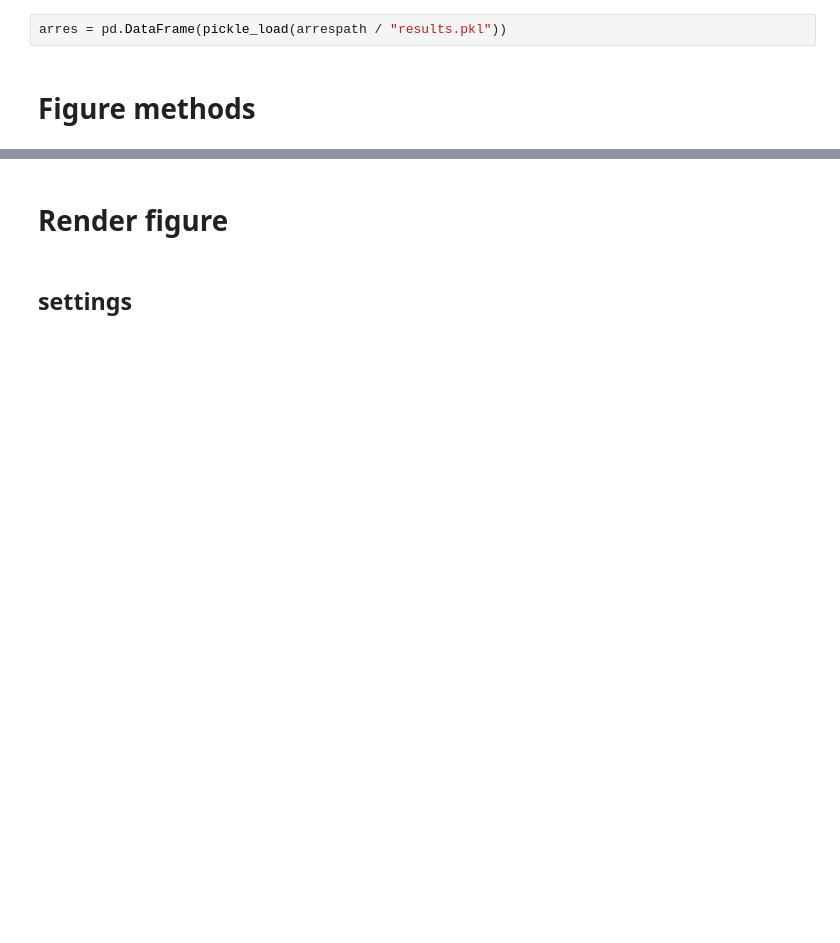
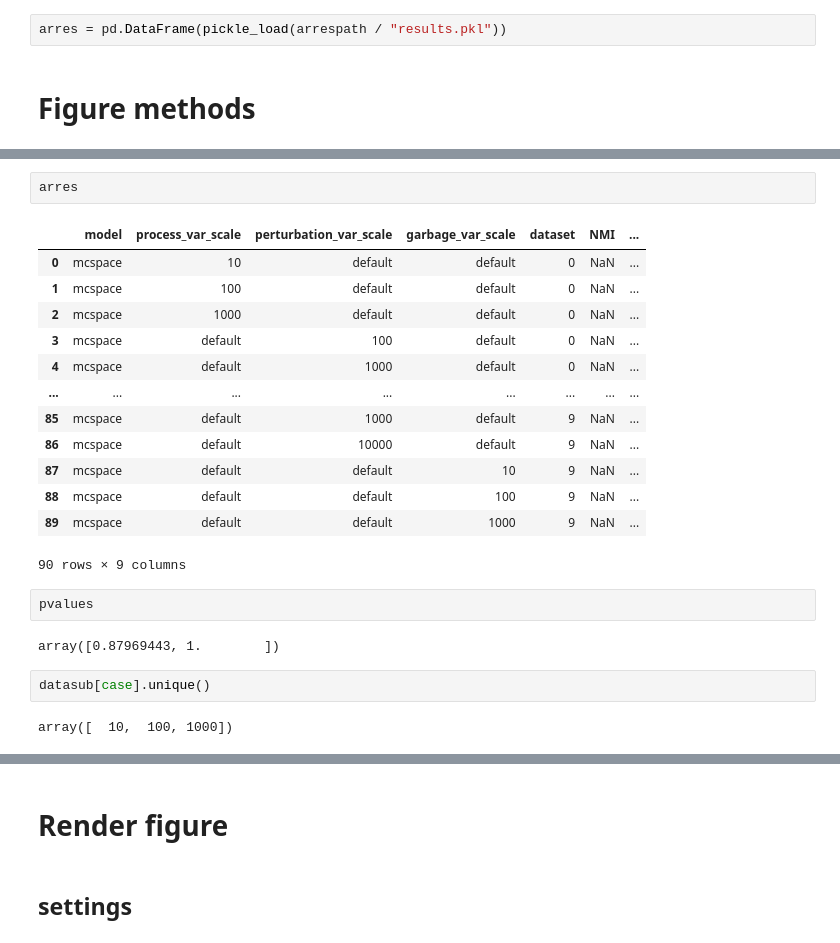
Before and after one commit to gerberlab/MCSPACE, a Jupyter notebook: mcspace/MCSPACE_paper/figures/figure_sensitivity_analysis.ipynb, the cells around one changed output, grey strips where cells are left out. Drawn from its saved outputs; the diff is of its cells as text; blank space fills up the shorter version.

```diff
--- a/mcspace/MCSPACE_paper/figures/figure_sensitivity_analysis.ipynb
+++ b/mcspace/MCSPACE_paper/figures/figure_sensitivity_analysis.ipynb
@@ -89,0 +180,24 @@ def box_to_ell_axes(ax):
+# %%
+arres
+# %% [output]
+|  | model | process_var_scale | perturbation_var_scale | garbage_var_scale | dataset | NMI | ... |
+| 0 | mcspace | 10 | default | default | 0 | NaN | ... |
+| 1 | mcspace | 100 | default | default | 0 | NaN | ... |
+| 2 | mcspace | 1000 | default | default | 0 | NaN | ... |
+| 3 | mcspace | default | 100 | default | 0 | NaN | ... |
+| 4 | mcspace | default | 1000 | default | 0 | NaN | ... |
+| ... | ... | ... | ... | ... | ... | ... | ... |
+| 85 | mcspace | default | 1000 | default | 9 | NaN | ... |
+| 86 | mcspace | default | 10000 | default | 9 | NaN | ... |
+| 87 | mcspace | default | default | 10 | 9 | NaN | ... |
+| 88 | mcspace | default | default | 100 | 9 | NaN | ... |
+| 89 | mcspace | default | default | 1000 | 9 | NaN | ... |
+90 rows × 9 columns
+# %%
+pvalues
+# %% [output]
+array([0.87969443, 1.        ])
+# %%
+datasub[case].unique()
+# %% [output]
+array([  10,  100, 1000])
```
Also changed, not shown: parts of 6 cells of this notebook, 1 other file.
